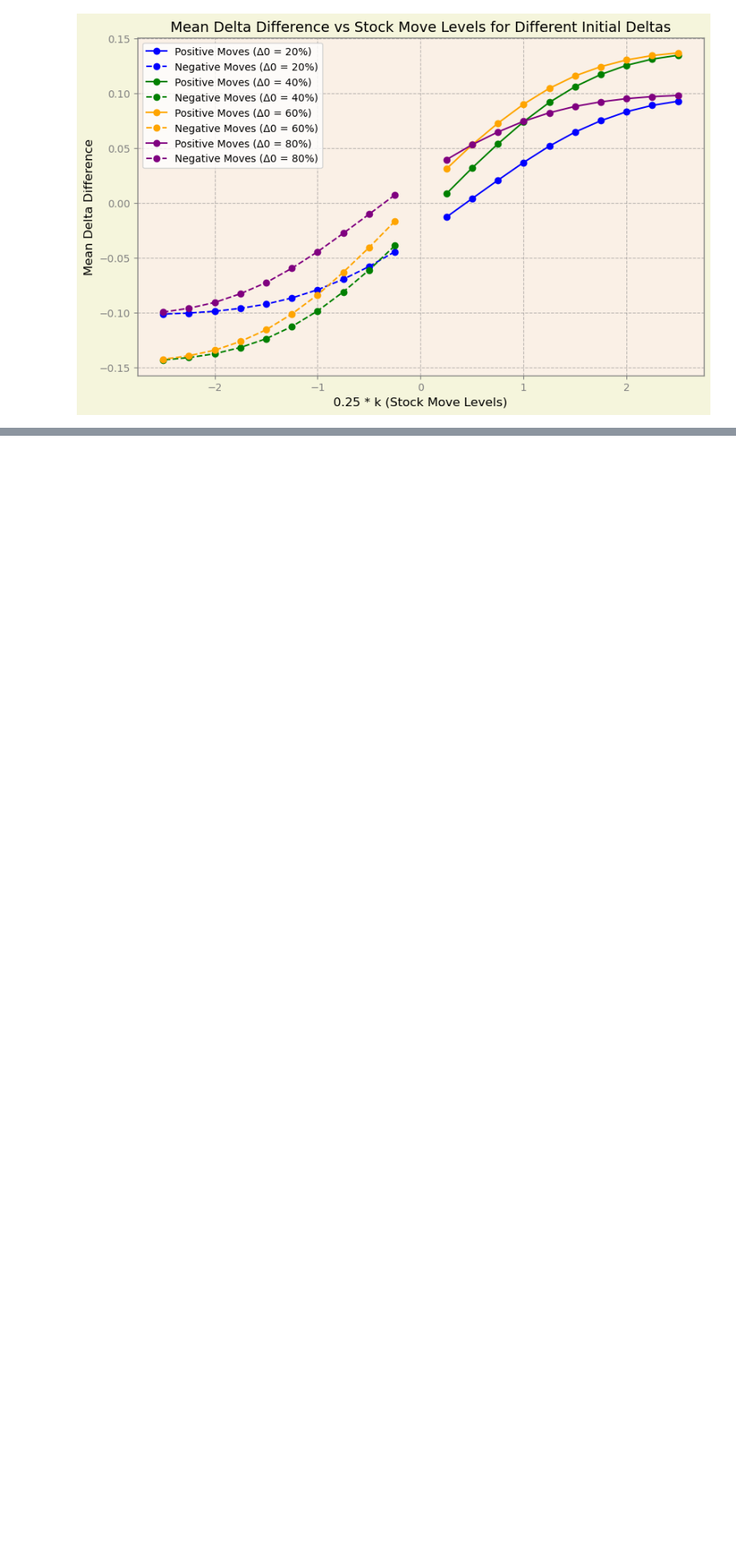
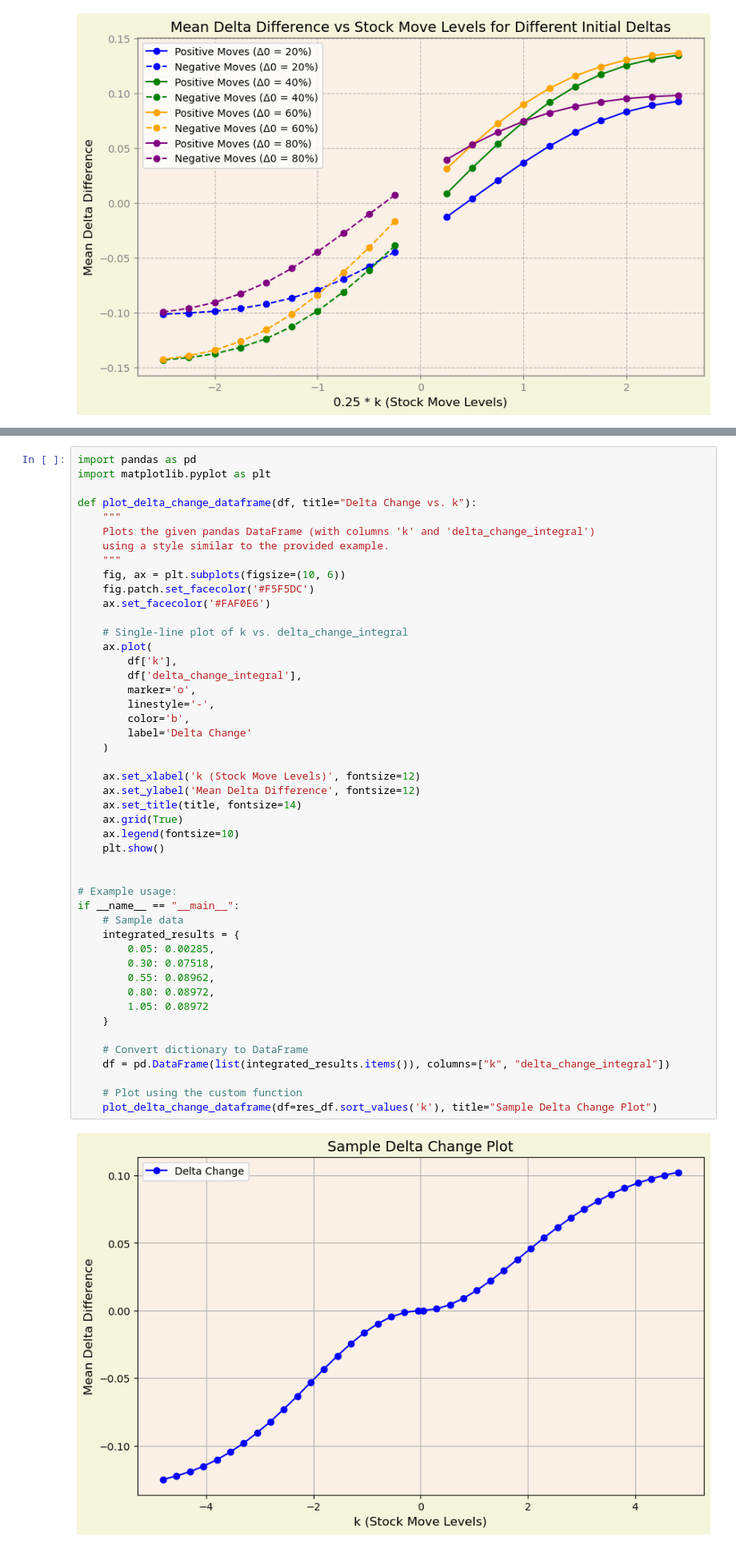
Before and after one commit to BarSillo/pf-my, a Jupyter notebook: notebu-rd2/ddelta-exploration.ipynb, the cells around one changed output, grey strips where cells are left out. Shown at 80% size. Drawn from its saved outputs; the diff is of its cells as text; blank space fills up the shorter version.

```diff
--- a/notebu-rd2/ddelta-exploration.ipynb
+++ b/notebu-rd2/ddelta-exploration.ipynb
@@ -566,0 +756,49 @@ simulator.plot(delta_changes)
+# %%
+import pandas as pd
+import matplotlib.pyplot as plt
+
+def plot_delta_change_dataframe(df, title="Delta Change vs. k"):
+    """
+    Plots the given pandas DataFrame (with columns 'k' and 'delta_change_integral')
+    using a style similar to the provided example.
+    """
+    fig, ax = plt.subplots(figsize=(10, 6))
+    fig.patch.set_facecolor('#F5F5DC')
+    ax.set_facecolor('#FAF0E6')
+
+    # Single-line plot of k vs. delta_change_integral
+    ax.plot(
+        df['k'],
+        df['delta_change_integral'],
+        marker='o',
+        linestyle='-',
+        color='b',
+        label='Delta Change'
+    )
+
+    ax.set_xlabel('k (Stock Move Levels)', fontsize=12)
+    ax.set_ylabel('Mean Delta Difference', fontsize=12)
+    ax.set_title(title, fontsize=14)
+    ax.grid(True)
+    ax.legend(fontsize=10)
+    plt.show()
+
+
+# Example usage:
+if __name__ == "__main__":
+    # Sample data
+    integrated_results = {
+        0.05: 0.00285,
+        0.30: 0.07518,
+        0.55: 0.08962,
+        0.80: 0.08972,
+        1.05: 0.08972
+    }
+
+    # Convert dictionary to DataFrame
+    df = pd.DataFrame(list(integrated_results.items()), columns=["k", "delta_change_integral"])
+
+    # Plot using the custom function
+    plot_delta_change_dataframe(df=res_df.sort_values('k'), title="Sample Delta Change Plot")
+# %% [output]
+[figure, added]
```
Also changed, not shown: parts of 14 cells of this notebook, 1 other file.
